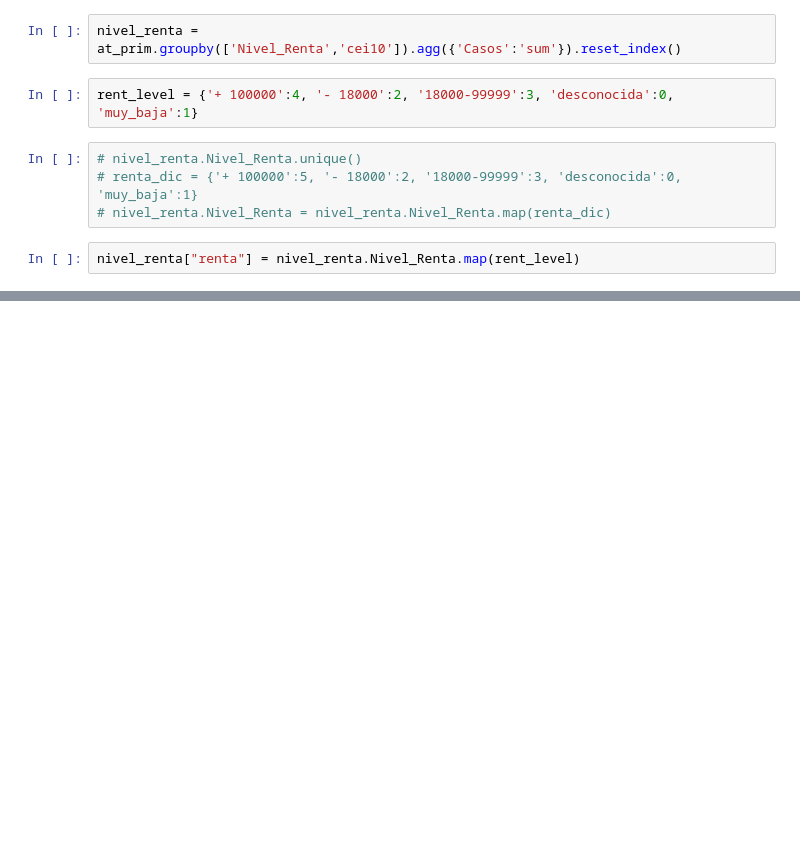
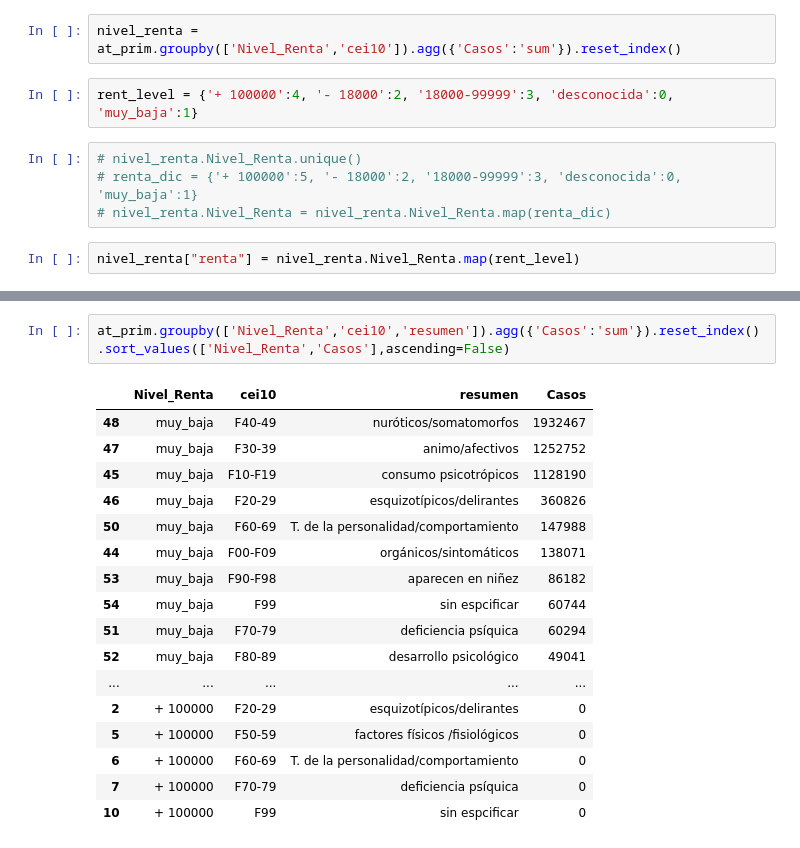
Before and after one commit to emarfer/healthy_mental_health, a Jupyter notebook: notebooks/06_visual_atprimaria.ipynb, the cells around one changed output, grey strips where cells are left out. Saved outputs shown, nothing was run; the diff lists cells and outputs as text; blank space fills up the shorter version.

```diff
--- a/notebooks/06_visual_atprimaria.ipynb
+++ b/notebooks/06_visual_atprimaria.ipynb
@@ -128,0 +126,20 @@ fig3.show()
+# %%
+at_prim.groupby(['Nivel_Renta','cei10','resumen']).agg({'Casos':'sum'}).reset_index().sort_values(['Nivel_Renta','Casos'],ascending=False)
+# %% [output]
+|  | Nivel_Renta | cei10 | resumen | Casos |
+| 48 | muy_baja | F40-49 | nuróticos/somatomorfos | 1932467 |
+| 47 | muy_baja | F30-39 | animo/afectivos | 1252752 |
+| 45 | muy_baja | F10-F19 | consumo psicotrópicos | 1128190 |
+| 46 | muy_baja | F20-29 | esquizotípicos/delirantes | 360826 |
+| 50 | muy_baja | F60-69 | T. de la personalidad/comportamiento | 147988 |
+| 44 | muy_baja | F00-F09 | orgánicos/sintomáticos | 138071 |
+| 53 | muy_baja | F90-F98 | aparecen en niñez | 86182 |
+| 54 | muy_baja | F99 | sin espcificar | 60744 |
+| 51 | muy_baja | F70-79 | deficiencia psíquica | 60294 |
+| 52 | muy_baja | F80-89 | desarrollo psicológico | 49041 |
+| ... | ... | ... | ... | ... |
+| 2 | + 100000 | F20-29 | esquizotípicos/delirantes | 0 |
+| 5 | + 100000 | F50-59 | factores físicos /fisiológicos | 0 |
+| 6 | + 100000 | F60-69 | T. de la personalidad/comportamiento | 0 |
+| 7 | + 100000 | F70-79 | deficiencia psíquica | 0 |
+| 10 | + 100000 | F99 | sin espcificar | 0 |
```
Also changed, not shown: parts of 12 cells of this notebook, 25 other files.
